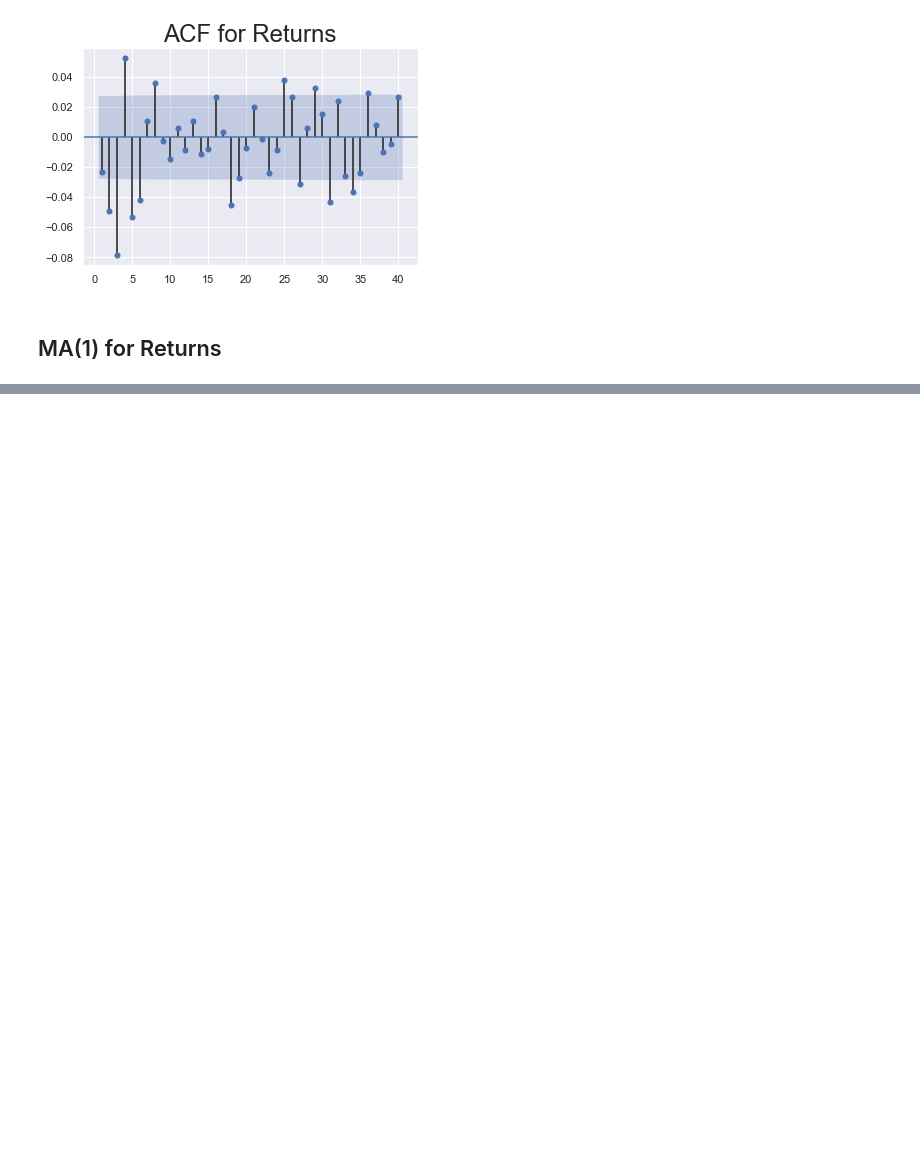
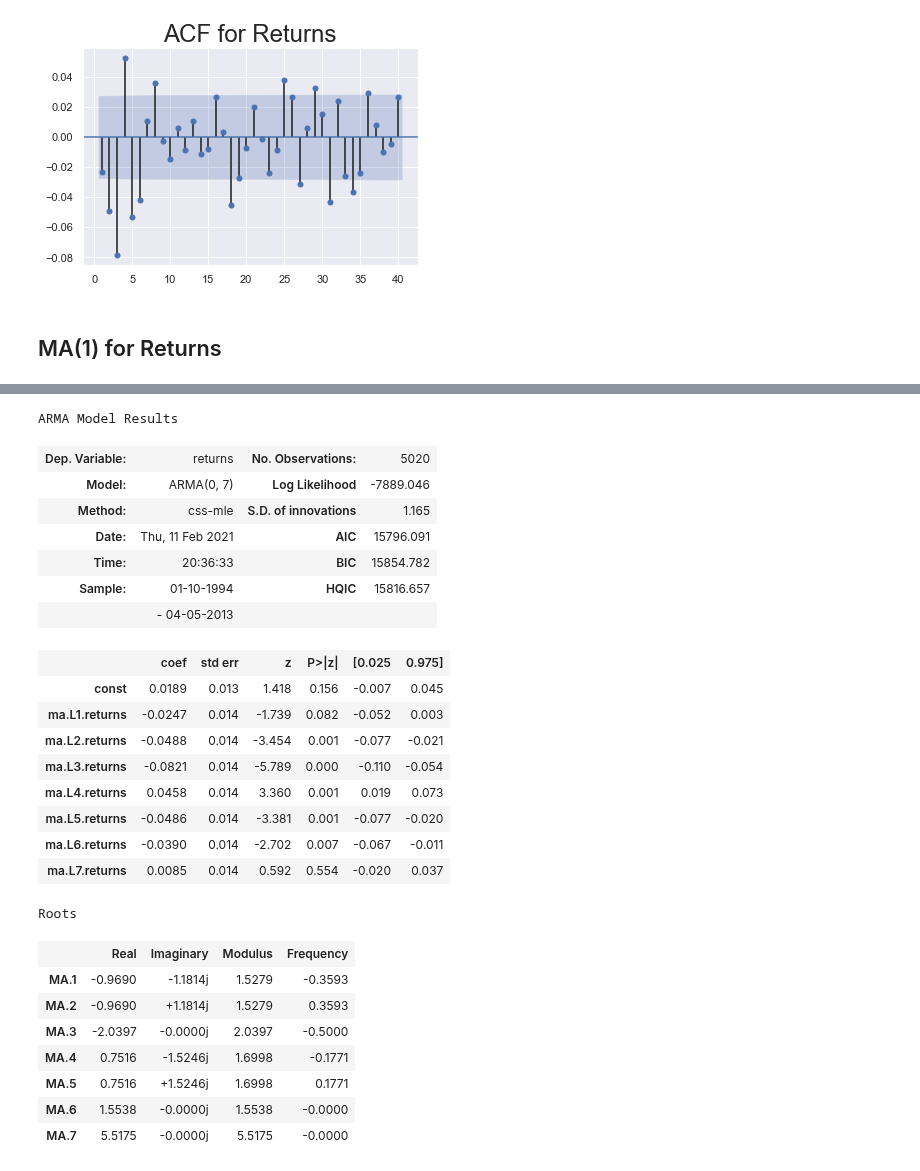
Before and after one commit to pauloteixeirajr/time-series-python, a Jupyter notebook: The Moving Average (MA) Model.ipynb, the cells around one changed output, grey strips where cells are left out. Drawn from its saved outputs; the diff is of its cells as text; code cells hidden in the pictures; blank space fills up the shorter version.

```diff
--- a/The Moving Average (MA) Model.ipynb
+++ b/The Moving Average (MA) Model.ipynb
@@ -76,0 +204,31 @@ Roots
+# %%
+model_ret_ma_7 = ARMA(df.returns[1:], order = (0, 7))
+results_ret_ma_7 = model_ret_ma_7.fit()
+results_ret_ma_7.summary()
+# %% [output]
+ARMA Model Results
+| Dep. Variable: | returns | No. Observations: | 5020 |
+| Model: | ARMA(0, 7) | Log Likelihood | -7889.046 |
+| Method: | css-mle | S.D. of innovations | 1.165 |
+| Date: | Thu, 11 Feb 2021 | AIC | 15796.091 |
+| Time: | 20:36:33 | BIC | 15854.782 |
+| Sample: | 01-10-1994 | HQIC | 15816.657 |
+|  | - 04-05-2013 |  |  |
+|  | coef | std err | z | P>|z| | [0.025 | 0.975] |
+| const | 0.0189 | 0.013 | 1.418 | 0.156 | -0.007 | 0.045 |
+| ma.L1.returns | -0.0247 | 0.014 | -1.739 | 0.082 | -0.052 | 0.003 |
+| ma.L2.returns | -0.0488 | 0.014 | -3.454 | 0.001 | -0.077 | -0.021 |
+| ma.L3.returns | -0.0821 | 0.014 | -5.789 | 0.000 | -0.110 | -0.054 |
+| ma.L4.returns | 0.0458 | 0.014 | 3.360 | 0.001 | 0.019 | 0.073 |
+| ma.L5.returns | -0.0486 | 0.014 | -3.381 | 0.001 | -0.077 | -0.020 |
+| ma.L6.returns | -0.0390 | 0.014 | -2.702 | 0.007 | -0.067 | -0.011 |
+| ma.L7.returns | 0.0085 | 0.014 | 0.592 | 0.554 | -0.020 | 0.037 |
+Roots
+|  | Real | Imaginary | Modulus | Frequency |
+| MA.1 | -0.9690 | -1.1814j | 1.5279 | -0.3593 |
+| MA.2 | -0.9690 | +1.1814j | 1.5279 | 0.3593 |
+| MA.3 | -2.0397 | -0.0000j | 2.0397 | -0.5000 |
+| MA.4 | 0.7516 | -1.5246j | 1.6998 | -0.1771 |
+| MA.5 | 0.7516 | +1.5246j | 1.6998 | 0.1771 |
+| MA.6 | 1.5538 | -0.0000j | 1.5538 | -0.0000 |
+| MA.7 | 5.5175 | -0.0000j | 5.5175 | -0.0000 |
```
Also changed, not shown: parts of 8 cells of this notebook.
